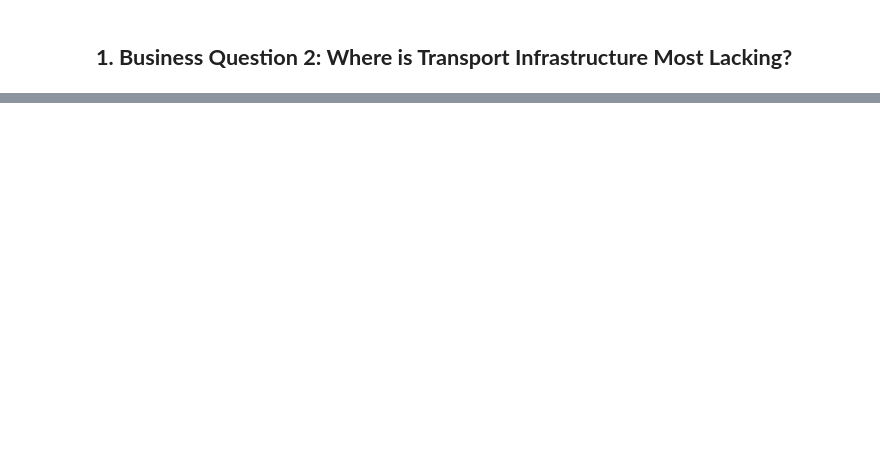
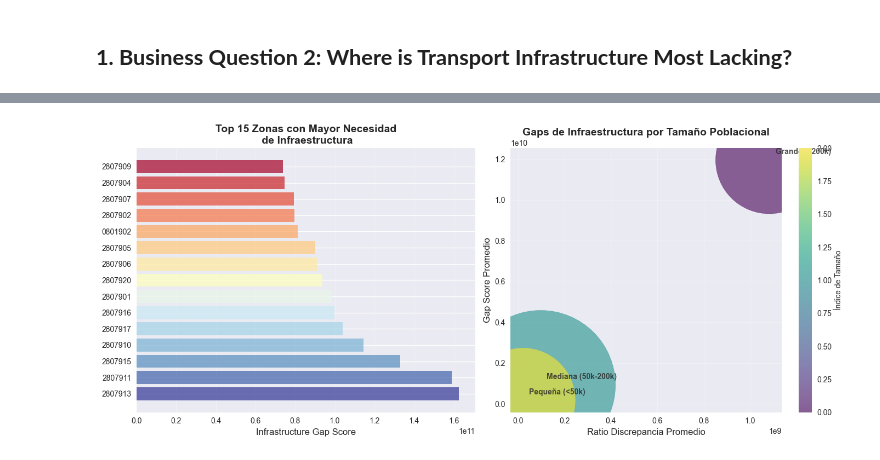
Before and after one commit to bgramaje/muceim-bigdata_project, a Jupyter notebook: notebooks/layers/gold_v2.ipynb, the cells around one changed output, grey strips where cells are left out. Drawn from its saved outputs; the diff is of its cells as text; code cells hidden in the pictures; blank space fills up the shorter version.

```diff
--- a/notebooks/layers/gold_v2.ipynb
+++ b/notebooks/layers/gold_v2.ipynb
@@ -113,0 +276,66 @@ ORDER BY zone_level, tipo_dia;
+# %%
+df_bq2_top = SQL("""
+    SELECT
+        zone_id,
+        population,
+        avg_ratio_discrepancia,
+        infrastructure_gap_score
+    FROM gold_infrastructure_gaps
+    ORDER BY infrastructure_gap_score DESC
+    LIMIT 15
+""")
+
+df_bq2_dist = SQL("""
+    SELECT
+        CASE
+            WHEN population < 50000 THEN 'Pequeña (<50k)'
+            WHEN population BETWEEN 50000 AND 200000 THEN 'Mediana (50k-200k)'
+            ELSE 'Grande (>200k)'
+        END AS tamaño_poblacion,
+        AVG(avg_ratio_discrepancia) AS avg_ratio,
+        AVG(infrastructure_gap_score) AS avg_gap_score,
+        COUNT(*) AS num_zonas
+    FROM gold_infrastructure_gaps
+    GROUP BY tamaño_poblacion
+    ORDER BY avg_gap_score DESC
+""")
+
+# Crear figura para BQ2 con 2 subplots horizontales
+fig2, axs2 = plt.subplots(1, 2, figsize=(14, 6))
+
+# Subplot 1: Top zonas con mayor gap
+colors = plt.cm.RdYlBu_r(np.linspace(0, 1, len(df_bq2_top)))
+bars = axs2[0].barh(df_bq2_top['zone_id'].astype(str),
+                   df_bq2_top['infrastructure_gap_score'],
+                   color=colors, alpha=0.7)
+axs2[0].set_xlabel('Infrastructure Gap Score', fontsize=12)
+axs2[0].set_title('Top 15 Zonas con Mayor Necesidad\n de Infraestructura', fontsize=14, fontweight='bold')
+axs2[0].grid(True, alpha=0.3, axis='x')
+
+# Subplot 2: Gap por tamaño poblacional
+sizes = df_bq2_dist['num_zonas'] * 50  # Escalar para mejor visualización
+scatter = axs2[1].scatter(df_bq2_dist['avg_ratio'],
+                         df_bq2_dist['avg_gap_score'],
+                         s=sizes, alpha=0.6,
+                         c=range(len(df_bq2_dist)), cmap='viridis')
+
+# Añadir etiquetas
+for i, row in df_bq2_dist.iterrows():
+    axs2[1].annotate(row['tamaño_poblacion'],
+                    (row['avg_ratio'], row['avg_gap_score']),
+                    xytext=(8, 8), textcoords='offset points',
+                    fontsize=10, alpha=0.8, fontweight='bold')
+
+axs2[1].set_xlabel('Ratio Discrepancia Promedio', fontsize=12)
+axs2[1].set_ylabel('Gap Score Promedio', fontsize=12)
+axs2[1].set_title('Gaps de Infraestructura por Tamaño Poblacional', fontsize=14, fontweight='bold')
+axs2[1].grid(True, alpha=0.3)
+
+# Añadir colorbar para el scatter plot
+cbar = plt.colorbar(scatter, ax=axs2[1])
+cbar.set_label('Índice de Tamaño', fontsize=10)
+
+plt.tight_layout()
+plt.show()
+# %% [output]
+[figure, added]
```
Also changed, not shown: parts of 6 cells of this notebook.
